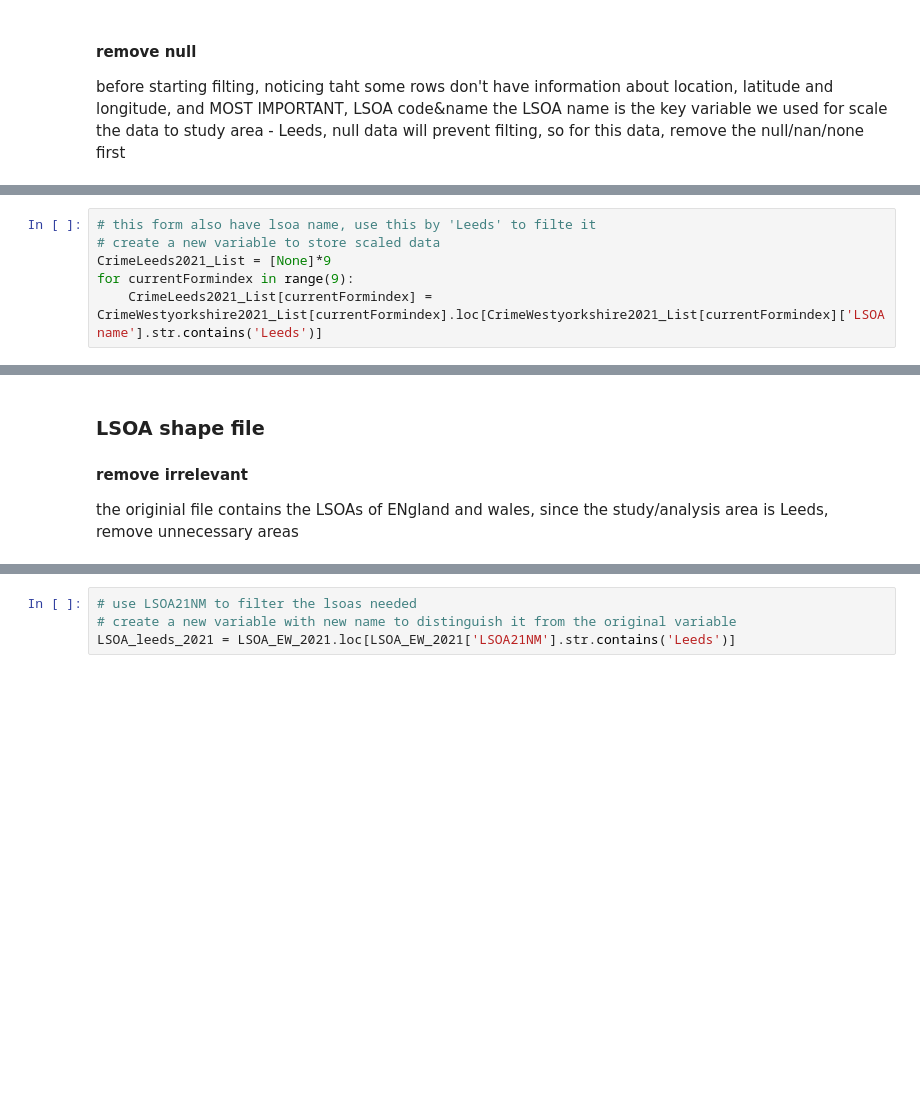
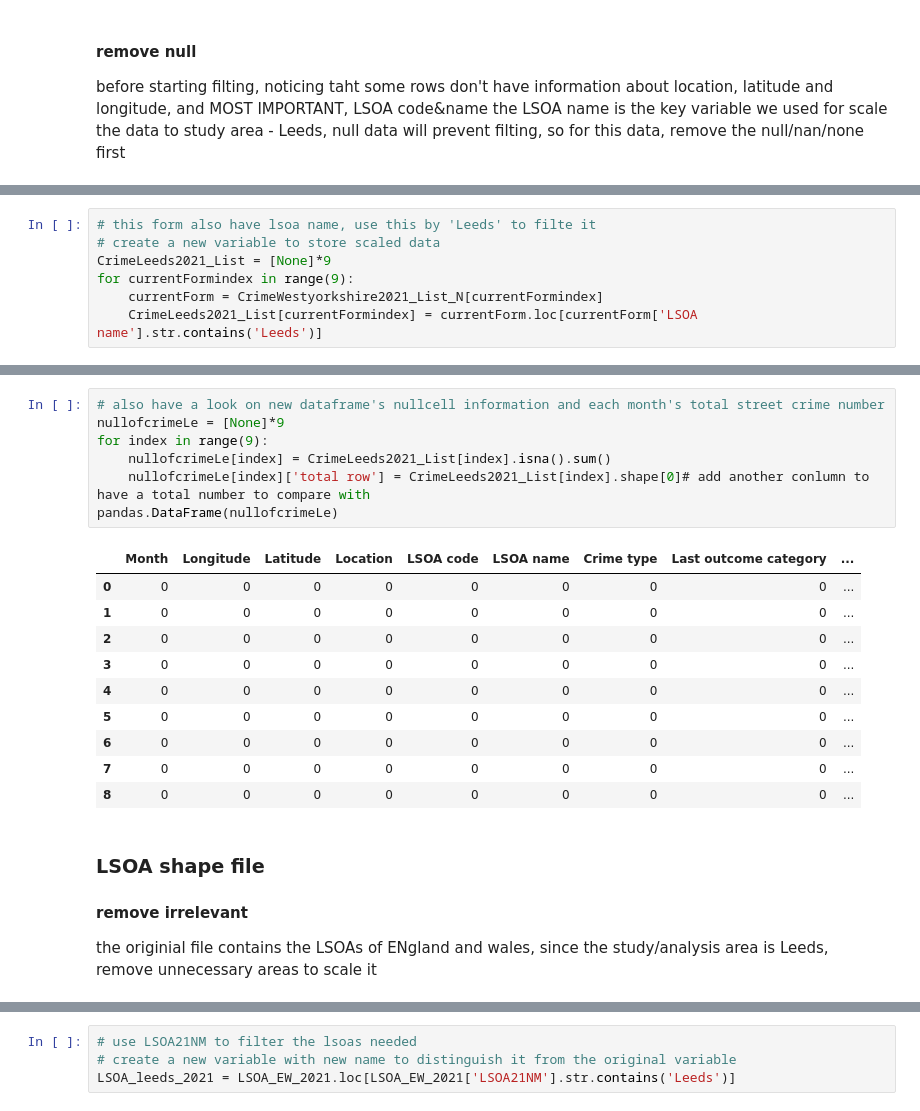
Before and after one commit to gy23cx/GEOG5990Assignment_Final_Project, a Jupyter notebook: GEOG5990M_final_project.ipynb, the cells around one changed output, grey strips where cells are left out. Cells and saved outputs as stored; diff of their text form; blank space fills up the shorter version.

```diff
--- a/GEOG5990M_final_project.ipynb
+++ b/GEOG5990M_final_project.ipynb
@@ -221,4 +295,5 @@ pandas.DataFrame(nullofcrimeWY)
 # create a new variable to store scaled data
 CrimeLeeds2021_List = [None]*9
 for currentFormindex in range(9):
-    CrimeLeeds2021_List[currentFormindex] = CrimeWestyorkshire2021_List[currentFormindex].loc[CrimeWestyorkshire2021_List[currentFormindex]['LSOA name'].str.contains('Leeds')]
+    currentForm = CrimeWestyorkshire2021_List_N[currentFormindex]
+    CrimeLeeds2021_List[currentFormindex] = currentForm.loc[currentForm['LSOA name'].str.contains('Leeds')]
@@ -225,7 +320,25 @@ for currentFormindex in range(9):
+# %%
+# also have a look on new dataframe's nullcell information and each month's total street crime number
+nullofcrimeLe = [None]*9
+for index in range(9):
+    nullofcrimeLe[index] = CrimeLeeds2021_List[index].isna().sum()
+    nullofcrimeLe[index]['total row'] = CrimeLeeds2021_List[index].shape[0]# add another conlumn to have a total number to compare with
+pandas.DataFrame(nullofcrimeLe)
+# %% [output]
+|  | Month | Longitude | Latitude | Location | LSOA code | LSOA name | Crime type | Last outcome category | ... |
+| 0 | 0 | 0 | 0 | 0 | 0 | 0 | 0 | 0 | ... |
+| 1 | 0 | 0 | 0 | 0 | 0 | 0 | 0 | 0 | ... |
+| 2 | 0 | 0 | 0 | 0 | 0 | 0 | 0 | 0 | ... |
+| 3 | 0 | 0 | 0 | 0 | 0 | 0 | 0 | 0 | ... |
+| 4 | 0 | 0 | 0 | 0 | 0 | 0 | 0 | 0 | ... |
+| 5 | 0 | 0 | 0 | 0 | 0 | 0 | 0 | 0 | ... |
+| 6 | 0 | 0 | 0 | 0 | 0 | 0 | 0 | 0 | ... |
+| 7 | 0 | 0 | 0 | 0 | 0 | 0 | 0 | 0 | ... |
+| 8 | 0 | 0 | 0 | 0 | 0 | 0 | 0 | 0 | ... |
 # %% [markdown]
 ### LSOA shape file
 #### remove irrelevant
-the originial file contains the LSOAs of ENgland and wales, since the study/analysis area is Leeds, remove unnecessary areas
+the originial file contains the LSOAs of ENgland and wales, since the study/analysis area is Leeds, remove unnecessary areas to scale it
 # %%
 # have a look of what kindof  data each conlumns actually contains
 LSOA_EW_2021
```
Also changed, not shown: parts of 15 cells of this notebook.
